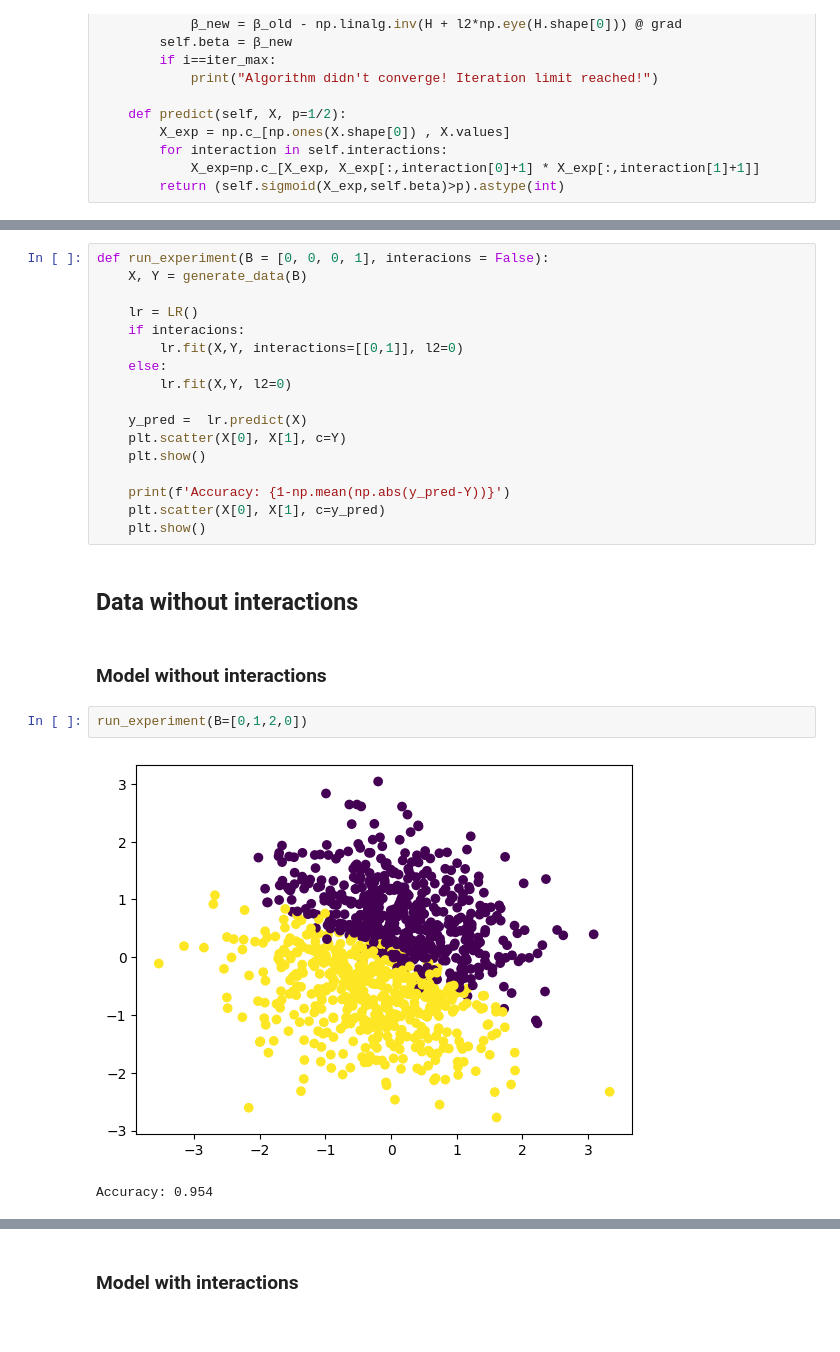
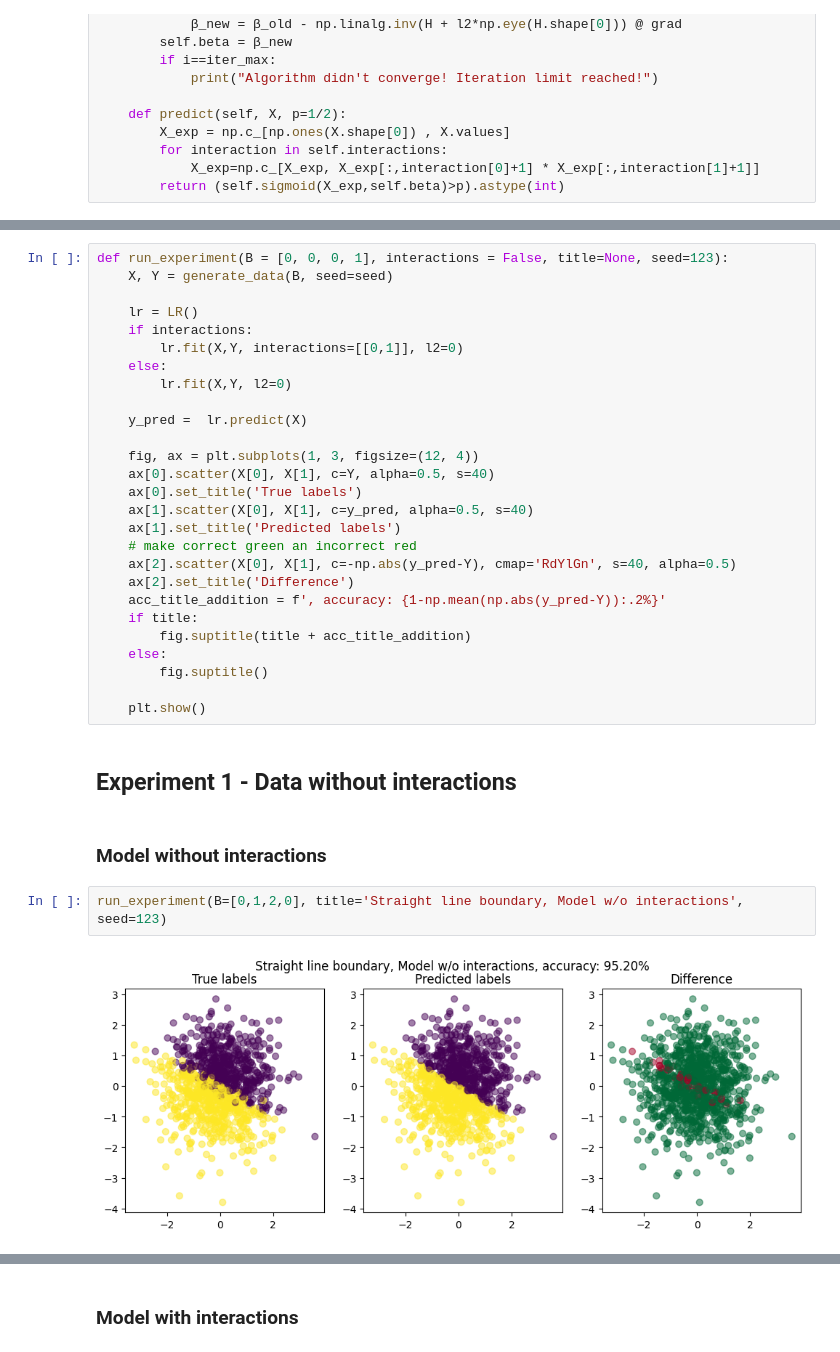
Before and after one commit to mstaczek/Logistic-Regression-with-IRLS, a Jupyter notebook: LogisticRegression.ipynb, the cells around one changed output, grey strips where cells are left out. Saved outputs shown, nothing was run; the diff lists cells and outputs as text.

```diff
--- a/LogisticRegression.ipynb
+++ b/LogisticRegression.ipynb
@@ -64,26 +89,35 @@ class LR():
 # %%
-def run_experiment(B = [0, 0, 0, 1], interacions = False):
-    X, Y = generate_data(B)
+def run_experiment(B = [0, 0, 0, 1], interactions = False, title=None, seed=123):
+    X, Y = generate_data(B, seed=seed)
 
     lr = LR()
-    if interacions:
+    if interactions:
         lr.fit(X,Y, interactions=[[0,1]], l2=0)
     else:
         lr.fit(X,Y, l2=0)
 
     y_pred =  lr.predict(X)
-    plt.scatter(X[0], X[1], c=Y)
+
+    fig, ax = plt.subplots(1, 3, figsize=(12, 4))
+    ax[0].scatter(X[0], X[1], c=Y, alpha=0.5, s=40)
+    ax[0].set_title('True labels')
+    ax[1].scatter(X[0], X[1], c=y_pred, alpha=0.5, s=40)
+    ax[1].set_title('Predicted labels')
+    # make correct green an incorrect red
+    ax[2].scatter(X[0], X[1], c=-np.abs(y_pred-Y), cmap='RdYlGn', s=40, alpha=0.5)
+    ax[2].set_title('Difference')
+    acc_title_addition = f', accuracy: {1-np.mean(np.abs(y_pred-Y)):.2%}'
+    if title:
+        fig.suptitle(title + acc_title_addition)
+    else:
+        fig.suptitle()
+
     plt.show()
-
-    print(f'Accuracy: {1-np.mean(np.abs(y_pred-Y))}')
-    plt.scatter(X[0], X[1], c=y_pred)
-    plt.show()
 # %% [markdown]
-## Data without interactions
+## Experiment 1 - Data without interactions
 # %% [markdown]
 ### Model without interactions
 # %%
-run_experiment(B=[0,1,2,0])
+run_experiment(B=[0,1,2,0], title='Straight line boundary, Model w/o interactions', seed=123)
 # %% [output]
-[figure, old version]
+[figure, new version]
-Accuracy: 0.954
```
Also changed, not shown: parts of 12 cells of this notebook.
